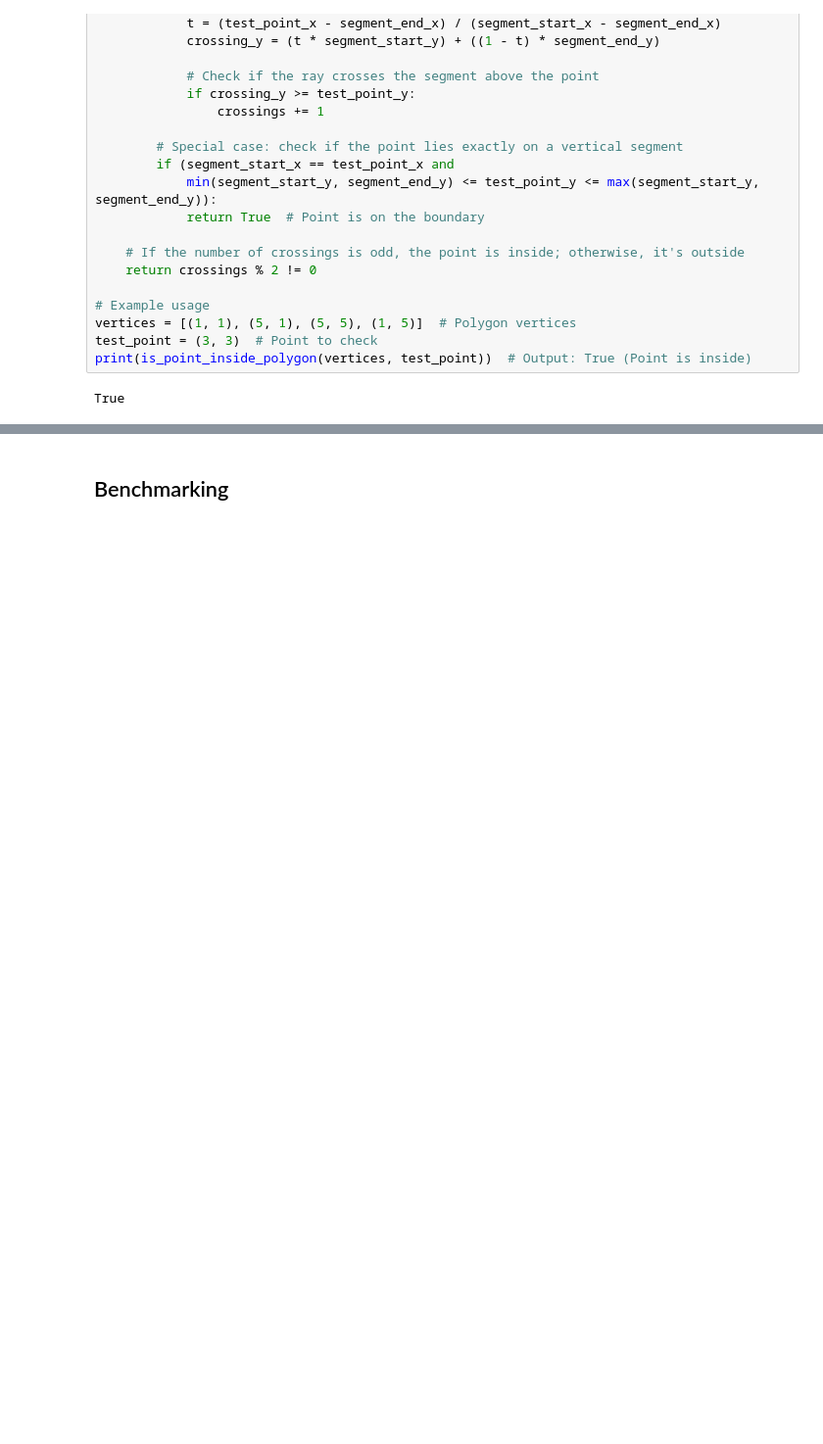
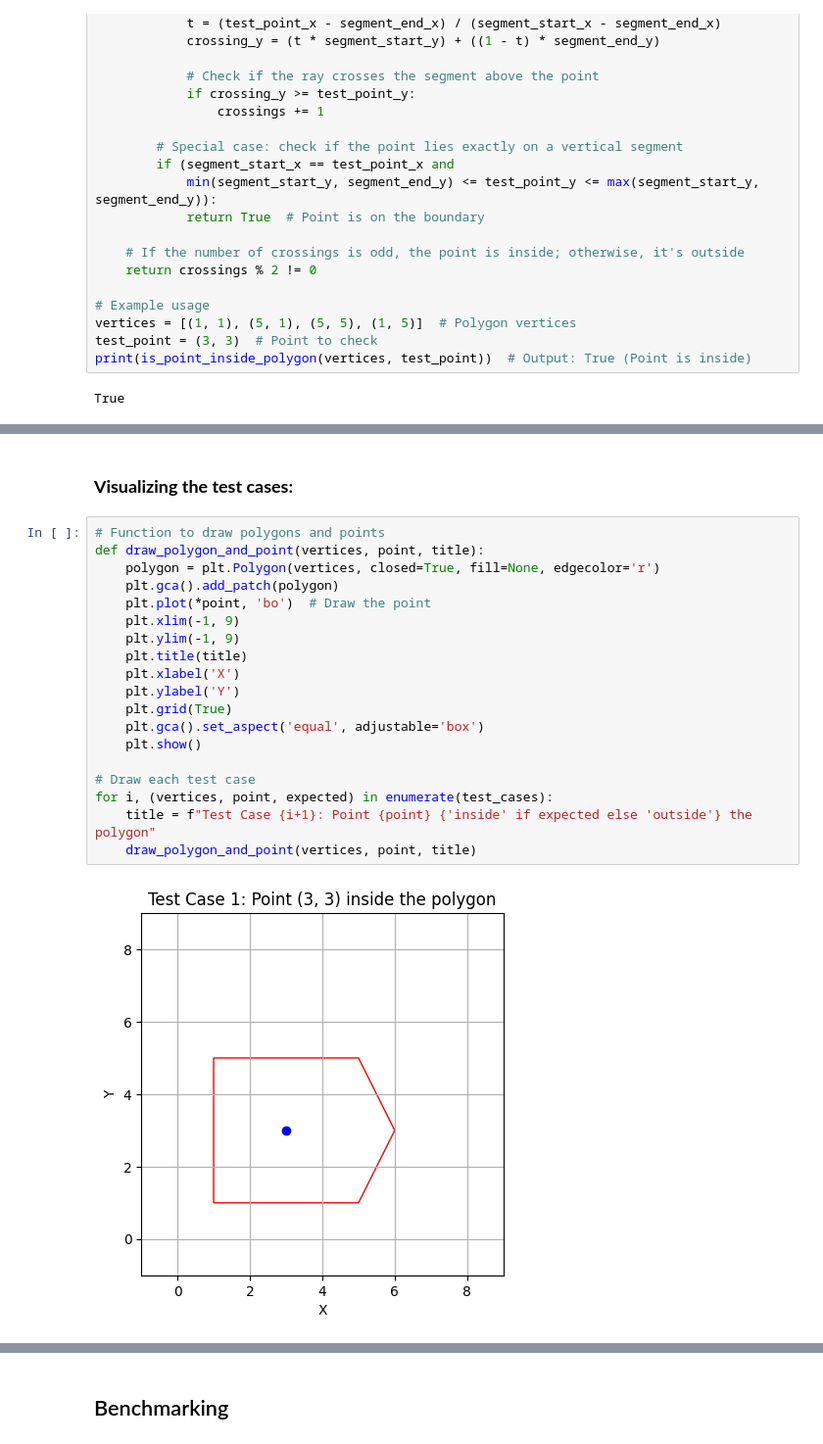
Before and after one commit to boyeaalhagie/Iterative-Algorithm, a Jupyter notebook: Problem1.ipynb, the cells around one changed output, grey strips where cells are left out. Shown at 98% size. Cells and saved outputs as stored; diff of their text form; blank space fills up the shorter version.

```diff
--- a/Problem1.ipynb
+++ b/Problem1.ipynb
@@ -64,0 +92,23 @@ True
+# %% [markdown]
+### **Visualizing the test cases:**
+# %%
+# Function to draw polygons and points
+def draw_polygon_and_point(vertices, point, title):
+    polygon = plt.Polygon(vertices, closed=True, fill=None, edgecolor='r')
+    plt.gca().add_patch(polygon)
+    plt.plot(*point, 'bo')  # Draw the point
+    plt.xlim(-1, 9)
+    plt.ylim(-1, 9)
+    plt.title(title)
+    plt.xlabel('X')
+    plt.ylabel('Y')
+    plt.grid(True)
+    plt.gca().set_aspect('equal', adjustable='box')
+    plt.show()
+
+# Draw each test case
+for i, (vertices, point, expected) in enumerate(test_cases):
+    title = f"Test Case {i+1}: Point {point} {'inside' if expected else 'outside'} the polygon"
+    draw_polygon_and_point(vertices, point, title)
+# %% [output]
+[figure, added]
```
Also changed, not shown: parts of 7 cells of this notebook, 1 other file.
